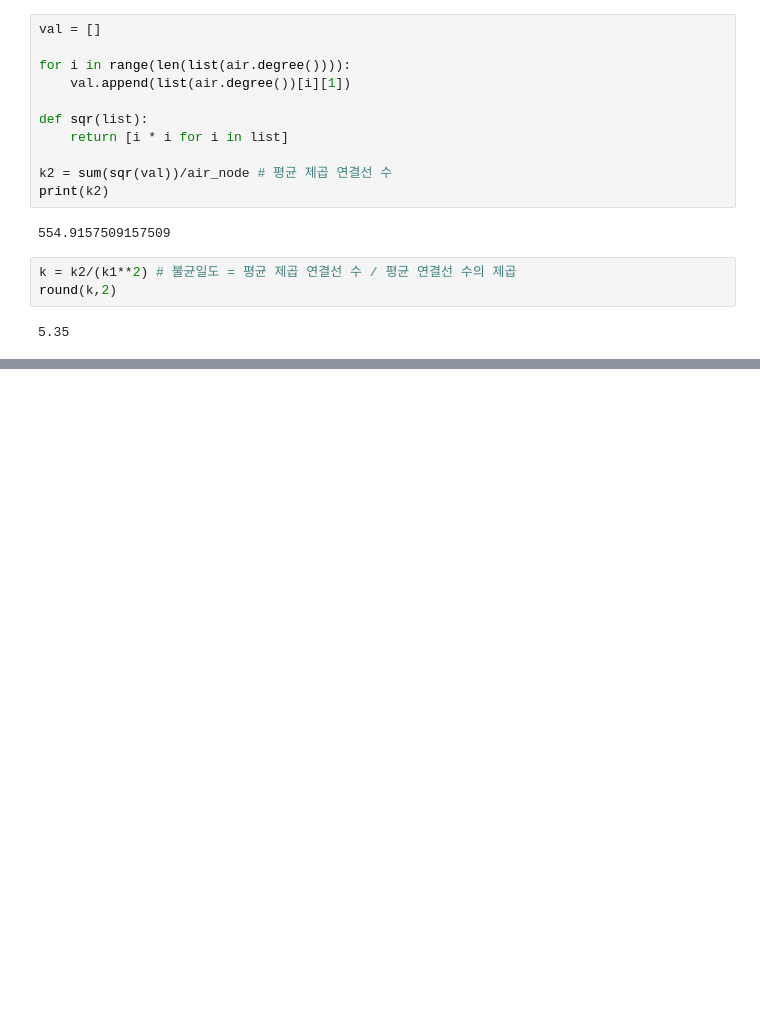
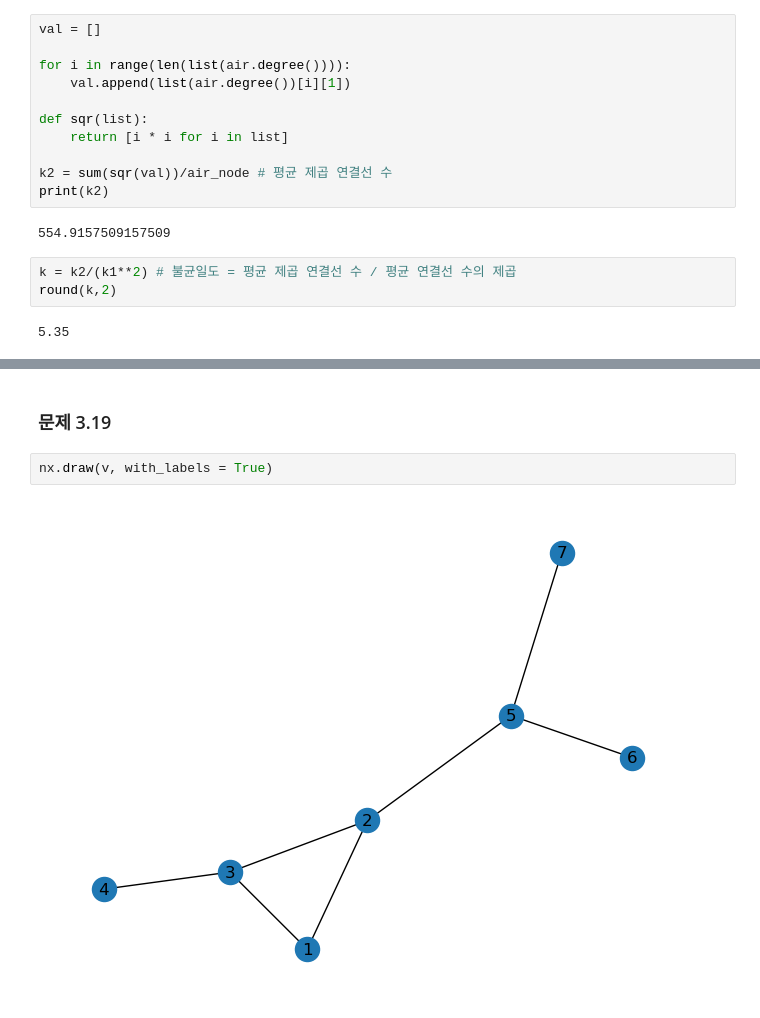
Before and after one commit to hr1588/network, a Jupyter notebook: 3장.ipynb, the cells around one changed output, grey strips where cells are left out. Cells and saved outputs as stored; diff of their text form; blank space fills up the shorter version.

```diff
--- a/3장.ipynb
+++ b/3장.ipynb
@@ -235,0 +354,6 @@ round(k,2)
+# %% [markdown]
+### 문제 3.19
+# %%
+nx.draw(v, with_labels = True)
+# %% [output]
+[figure, added]
```
Also changed, not shown: parts of 52 cells of this notebook.
